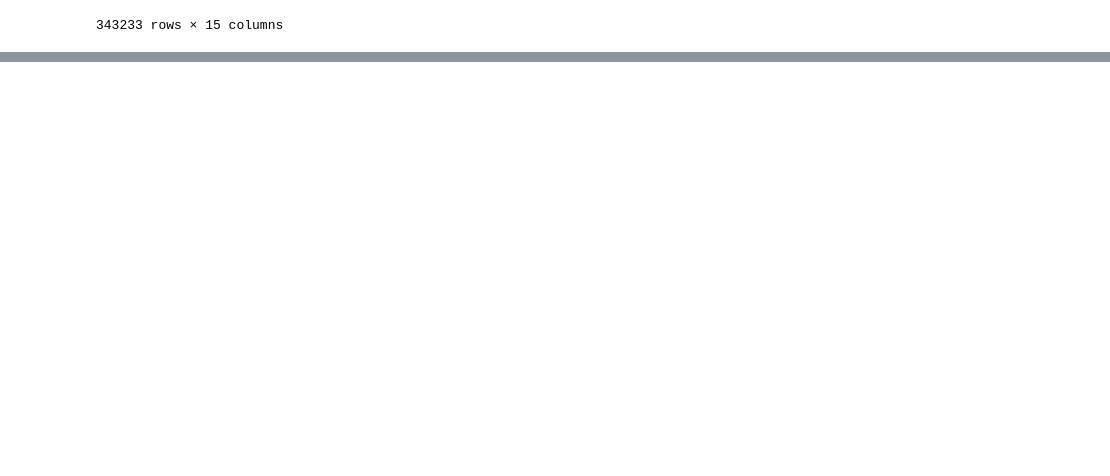
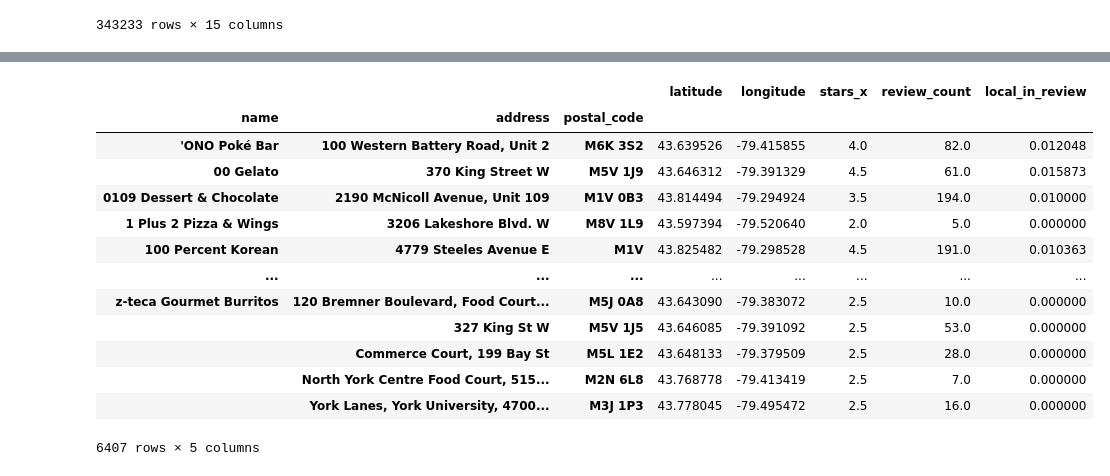
Before and after one commit to KatherineAllen067/hackathon-4d-september, a Jupyter notebook: Data Analysis Notebook.ipynb, the cells around one changed output, grey strips where cells are left out. Drawn from its saved outputs; the diff is of its cells as text; code cells hidden in the pictures; blank space fills up the shorter version.

```diff
--- a/Data Analysis Notebook.ipynb
+++ b/Data Analysis Notebook.ipynb
@@ -208,0 +406,17 @@ df_yelp
+# %%
+df_restaurants.groupby(by = ['name', 'address', 'postal_code']).mean()
+# %% [output]
+|  |  |  | latitude | longitude | stars_x | review_count | local_in_review |
+| name | address | postal_code |  |  |  |  |  |
+| 'ONO Poké Bar | 100 Western Battery Road, Unit 2 | M6K 3S2 | 43.639526 | -79.415855 | 4.0 | 82.0 | 0.012048 |
+| 00 Gelato | 370 King Street W | M5V 1J9 | 43.646312 | -79.391329 | 4.5 | 61.0 | 0.015873 |
+| 0109 Dessert & Chocolate | 2190 McNicoll Avenue, Unit 109 | M1V 0B3 | 43.814494 | -79.294924 | 3.5 | 194.0 | 0.010000 |
+| 1 Plus 2 Pizza & Wings | 3206 Lakeshore Blvd. W | M8V 1L9 | 43.597394 | -79.520640 | 2.0 | 5.0 | 0.000000 |
+| 100 Percent Korean | 4779 Steeles Avenue E | M1V | 43.825482 | -79.298528 | 4.5 | 191.0 | 0.010363 |
+| ... | ... | ... | ... | ... | ... | ... | ... |
+| z-teca Gourmet Burritos | 120 Bremner Boulevard, Food Court... | M5J 0A8 | 43.643090 | -79.383072 | 2.5 | 10.0 | 0.000000 |
+|  | 327 King St W | M5V 1J5 | 43.646085 | -79.391092 | 2.5 | 53.0 | 0.000000 |
+|  | Commerce Court, 199 Bay St | M5L 1E2 | 43.648133 | -79.379509 | 2.5 | 28.0 | 0.000000 |
+|  | North York Centre Food Court, 515... | M2N 6L8 | 43.768778 | -79.413419 | 2.5 | 7.0 | 0.000000 |
+|  | York Lanes, York University, 4700... | M3J 1P3 | 43.778045 | -79.495472 | 2.5 | 16.0 | 0.000000 |
+6407 rows × 5 columns
```
Also changed, not shown: parts of 20 cells of this notebook.
